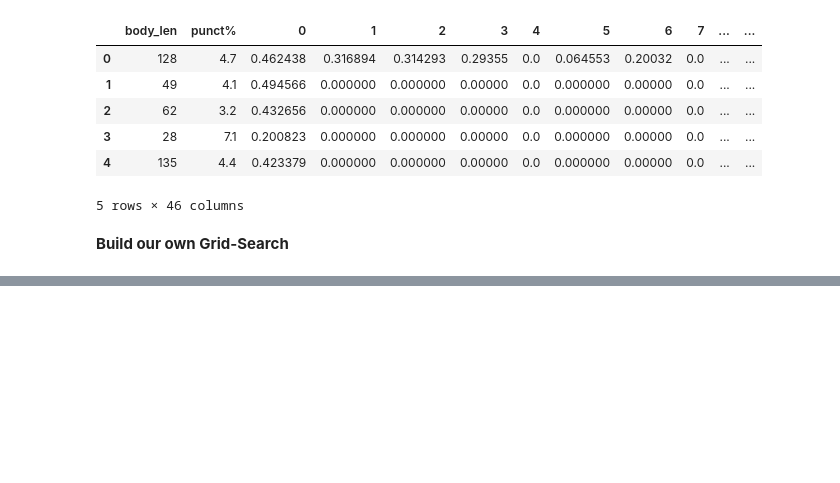
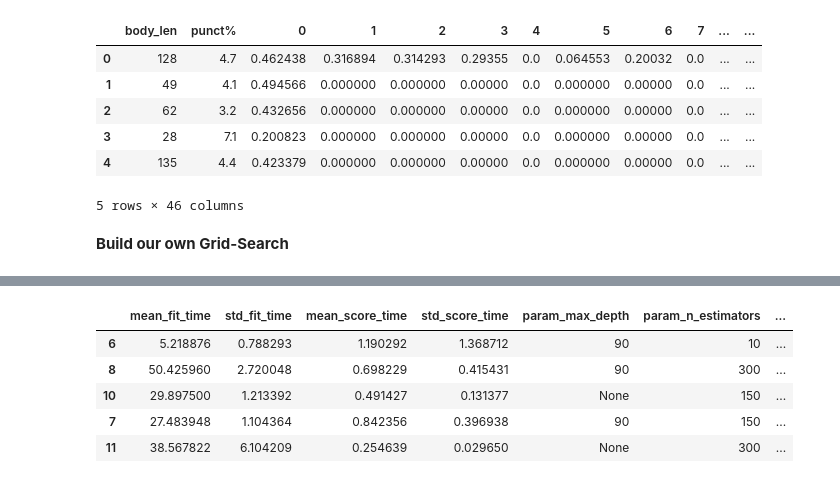
Before and after one commit to valin242/linkedIn_learning, a Jupyter notebook: nlp_w_python_for_ML_essential_training/nlp_esssentials_cont.ipynb, the cells around one changed output, grey strips where cells are left out. Saved outputs shown, nothing was run; the diff lists cells and outputs as text; code cells hidden in the pictures; blank space fills up the shorter version.

```diff
--- a/nlp_w_python_for_ML_essential_training/nlp_esssentials_cont.ipynb
+++ b/nlp_w_python_for_ML_essential_training/nlp_esssentials_cont.ipynb
@@ -1070,0 +1140,15 @@ Est: 100 / Depth: None ---- Precision: 0.972 / Recall: 0.856 / Accuracy: 0.976
+# %%
+rf = RandomForestClassifier()
+param = {'n_estimators': [10, 150, 300],
+         'max_depth': [30, 60, 90, None]}
+
+gs = GridSearchCV(rf, param, cv=5, n_jobs=-1) # cv 5 to create 5 subsets
+gs_fit = gs.fit(X_count_feat, data['label'])
+pd.DataFrame(gs_fit.cv_results_).sort_values('mean_test_score', ascending=False)[0:5] # top 5 models
+# %% [output]
+|  | mean_fit_time | std_fit_time | mean_score_time | std_score_time | param_max_depth | param_n_estimators | ... |
+| 6 | 5.218876 | 0.788293 | 1.190292 | 1.368712 | 90 | 10 | ... |
+| 8 | 50.425960 | 2.720048 | 0.698229 | 0.415431 | 90 | 300 | ... |
+| 10 | 29.897500 | 1.213392 | 0.491427 | 0.131377 | None | 150 | ... |
+| 7 | 27.483948 | 1.104364 | 0.842356 | 0.396938 | 90 | 150 | ... |
+| 11 | 38.567822 | 6.104209 | 0.254639 | 0.029650 | None | 300 | ... |
```
Also changed, not shown: parts of 20 cells of this notebook.
